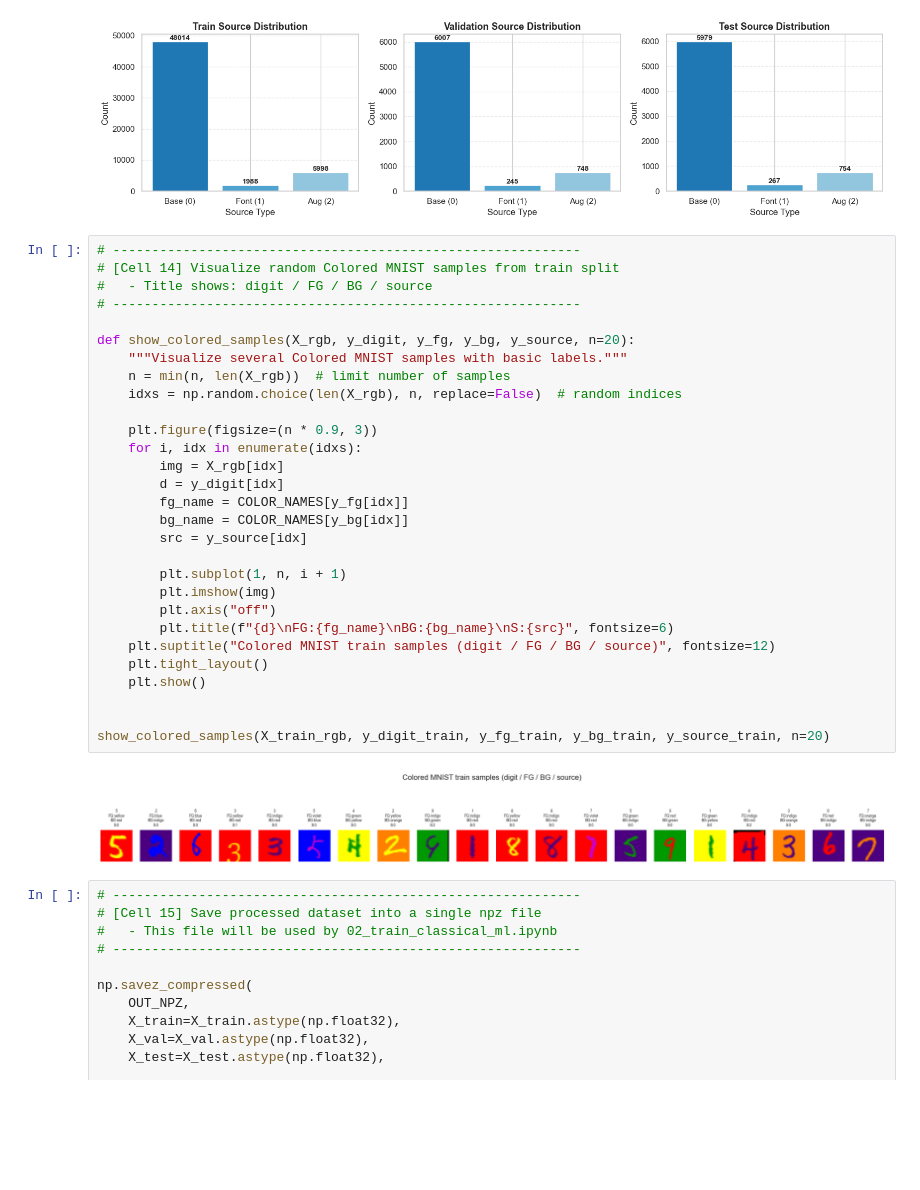
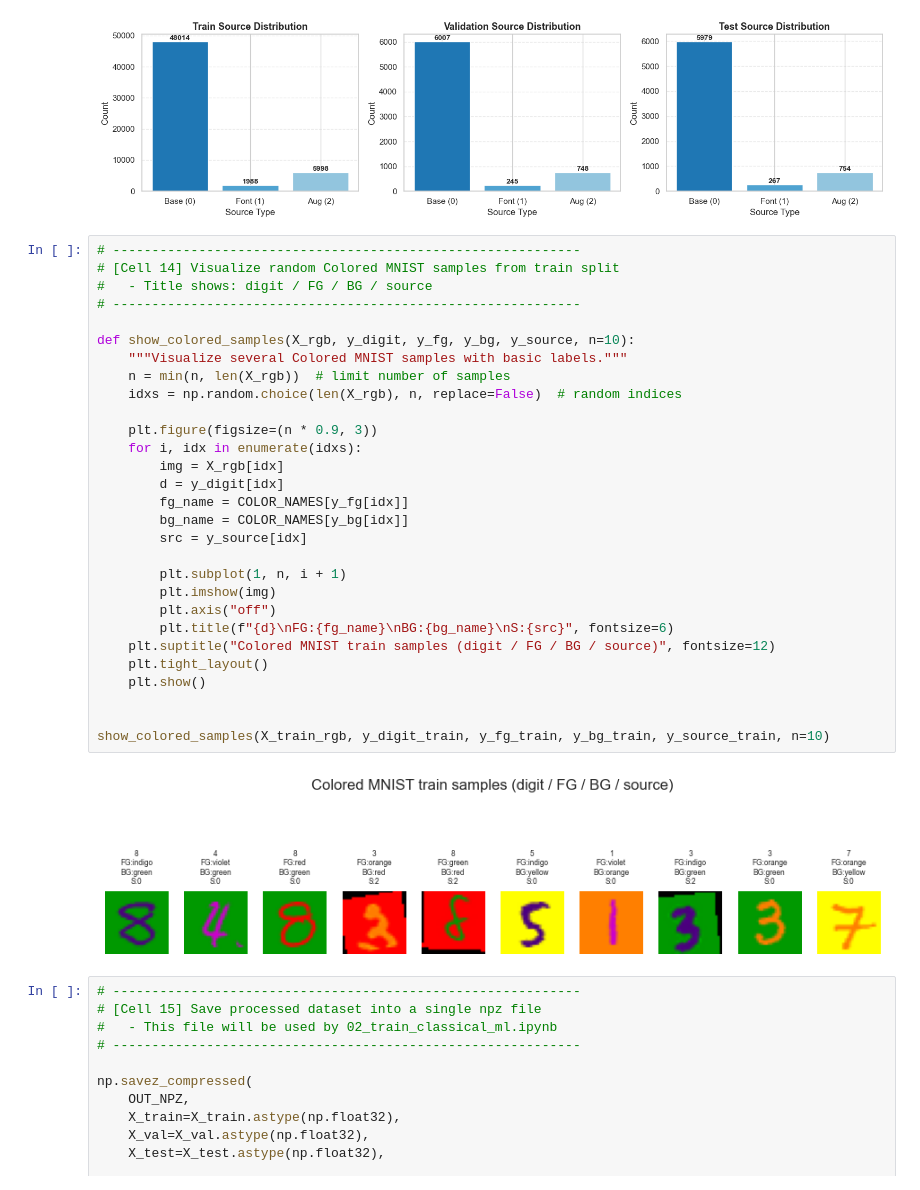
Before and after one commit to ML-SSU-2025/colored-mnist-classification, a Jupyter notebook: notebooks/01_preprocessing_colored_mnist.ipynb, the cells around one changed output. Saved outputs shown, nothing was run; the diff lists cells and outputs as text; blank space fills up the shorter version.

```diff
--- a/notebooks/01_preprocessing_colored_mnist.ipynb
+++ b/notebooks/01_preprocessing_colored_mnist.ipynb
@@ -1224,34 +1246,34 @@ plot_source_distribution_row(y_source_train, y_source_val, y_source_test)
 # %%
 # ------------------------------------------------------------
 # [Cell 14] Visualize random Colored MNIST samples from train split
 #   - Title shows: digit / FG / BG / source
 # ------------------------------------------------------------
 
-def show_colored_samples(X_rgb, y_digit, y_fg, y_bg, y_source, n=20):
+def show_colored_samples(X_rgb, y_digit, y_fg, y_bg, y_source, n=10):
     """Visualize several Colored MNIST samples with basic labels."""
     n = min(n, len(X_rgb))  # limit number of samples
     idxs = np.random.choice(len(X_rgb), n, replace=False)  # random indices
 
     plt.figure(figsize=(n * 0.9, 3))
     for i, idx in enumerate(idxs):
         img = X_rgb[idx]
         d = y_digit[idx]
         fg_name = COLOR_NAMES[y_fg[idx]]
         bg_name = COLOR_NAMES[y_bg[idx]]
         src = y_source[idx]
 
         plt.subplot(1, n, i + 1)
         plt.imshow(img)
         plt.axis("off")
         plt.title(f"{d}\nFG:{fg_name}\nBG:{bg_name}\nS:{src}", fontsize=6)
     plt.suptitle("Colored MNIST train samples (digit / FG / BG / source)", fontsize=12)
     plt.tight_layout()
     plt.show()
 
 
-show_colored_samples(X_train_rgb, y_digit_train, y_fg_train, y_bg_train, y_source_train, n=20)
+show_colored_samples(X_train_rgb, y_digit_train, y_fg_train, y_bg_train, y_source_train, n=10)
 # %% [output]
-[figure, old version]
+[figure, new version]
 # %%
 # ------------------------------------------------------------
 # [Cell 15] Save processed dataset into a single npz file
```
Also changed, not shown: parts of 8 cells of this notebook.
